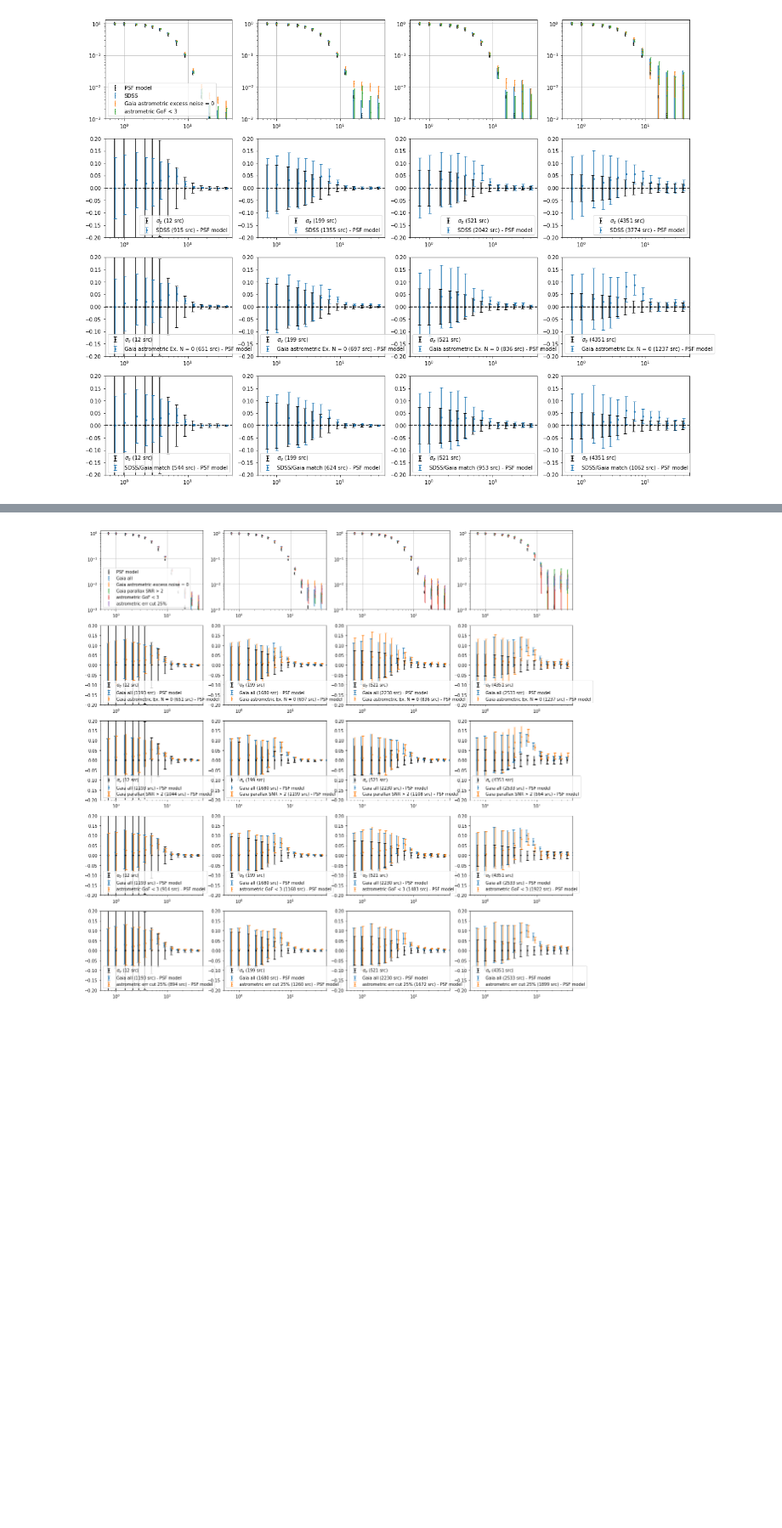
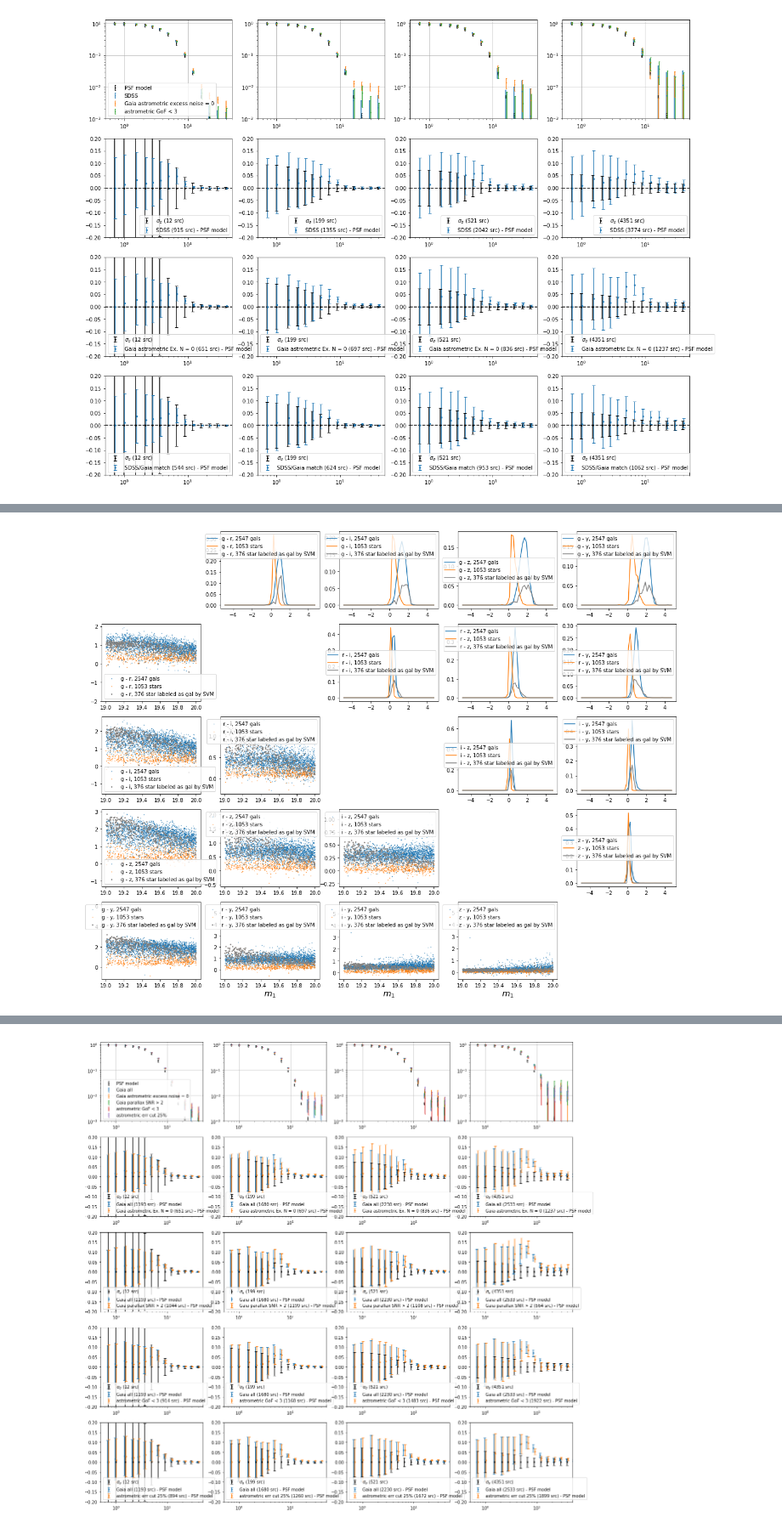
Before and after one commit to yuntingcheng/python_ciber, a Jupyter notebook: stack_modelfit/gaia.ipynb, the cells around one changed output, grey strips where cells are left out. Shown at 85% size. Cells and saved outputs as stored; diff of their text form; code cells hidden in the pictures; blank space fills up the shorter version.

```diff
--- a/stack_modelfit/gaia.ipynb
+++ b/stack_modelfit/gaia.ipynb
@@ -342,0 +247,85 @@ IndexError: positional indexers are out-of-bounds
+# %%
+from stack_ancillary import *
+# from reduction import *
+# data_maps = {1: image_reduction(1), 2: image_reduction(2)}
+
+inst =  1
+filt_order = filt_order_dict[inst]
+ifield = 6
+
+mask_inst1, mask_inst2 = \
+load_processed_images(data_maps, return_names=[(1,ifield,'mask_inst'),
+                                   (2,ifield,'mask_inst')])
+
+for im,(m_min,m_max) in enumerate(zip(magbindict['m_min'],magbindict['m_max'])):
+
+    srcdat = ps_src_select(inst, ifield, m_min, m_max,
+        [mask_inst1, mask_inst2], gaia_match=True, sample_type='all')
+    df = pd.read_csv(mypaths['PScatdat'] + fieldnamedict[ifield] + '.csv')
+
+    idxs_arr = srcdat['idxs_arr']
+    dfs = df.iloc[idxs_arr]
+    sps = np.where((dfs['gMeanPSFMag']>0) & (dfs['rMeanPSFMag']>0)\
+                   & (dfs['iMeanPSFMag']>0) & (dfs['zMeanPSFMag']>0)\
+                   & (dfs['yMeanPSFMag']>0))[0]
+    idxs_arr = idxs_arr[sps]
+    dfs = dfs.iloc[sps]
+
+    idxg_arr = srcdat['idxg_arr']
+    dfg = df.iloc[idxg_arr]
+    spg = np.where((dfg['gMeanPSFMag']>0) & (dfg['rMeanPSFMag']>0)\
+                   & (dfg['iMeanPSFMag']>0) & (dfg['zMeanPSFMag']>0)\
+                   & (dfg['yMeanPSFMag']>0))[0]
+    dfg = dfg.iloc[spg]
+    idxg_arr = idxg_arr[spg]
+
+    srcdat_svm = ps_src_select(inst, ifield, m_min, m_max,
+        [mask_inst1, mask_inst2], gaia_match=True, sample_type='all',filter_star_svm=True)
+    idxs_rej = np.array([i for i in idxs_arr if i not in srcdat_svm['idxs_arr']])
+    dfs_svm = df.iloc[idxs_rej]
+
+    plt.close()
+    fig, ax = plt.subplots(5, 5, figsize = (20,16))
+    for i,c1 in enumerate(['g','r','i','z','y']):
+        for j,c2 in enumerate(['g','r','i','z','y']):
+            if i>=j:
+                ax[i][i].axis('off')
+                continue
+            m_arr = dfg['I_comb'].values
+            c_arr = dfg[c1+'MeanPSFMag'].values - dfg[c2+'MeanPSFMag'].values
+            hbinedges = np.arange(-5,5,0.2)
+            hbins = (hbinedges[1:] + hbinedges[:-1])/2
+            h_arr = np.histogram(c_arr,bins=hbinedges)[0]
+            h_arr = h_arr / np.sum(h_arr)
+            ax[i][j].plot(hbins, h_arr, label='%s - %s, %d gals'%(c1,c2,len(dfg)))
+            ax[j][i].plot(m_arr, c_arr,'.',markersize=1, label='%s - %s, %d gals'%(c1,c2,len(dfg)))
+
+            m_arr = dfs['I_comb'].values
+            c_arr = dfs[c1+'MeanPSFMag'].values - dfs[c2+'MeanPSFMag'].values
+            hbinedges = np.arange(-5,5,0.2)
+            hbins = (hbinedges[1:] + hbinedges[:-1])/2
+            tots = np.sum
+            h_arr = np.histogram(c_arr,bins=hbinedges)[0]
+            h_arr = h_arr / np.sum(h_arr)
+            ax[j][i].plot(m_arr, c_arr,'.',markersize=1, label='%s - %s, %d stars'%(c1,c2,len(dfs)))
+
+            m_arr = dfs_svm['I_comb'].values
+            c_arr = dfs_svm[c1+'MeanPSFMag'].values - dfs_svm[c2+'MeanPSFMag'].values
+            hbinedges = np.arange(-5,5,0.2)
+            hbins = (hbinedges[1:] + hbinedges[:-1])/2
+            hr_arr = np.histogram(c_arr,bins=hbinedges)[0]
+            hr_arr = hr_arr / len(dfs)
+            ax[i][j].plot(hbins, h_arr-hr_arr, label='%s - %s, %d stars'%(c1,c2,len(dfs)))
+            ax[i][j].plot(hbins, hr_arr, 'grey',
+                          label='%s - %s, %d star labeled as gal by SVM'%(c1,c2,len(dfs_svm)))
+            ax[j][i].plot(m_arr, c_arr,'.',c='grey',markersize=3,
+                          label='%s - %s, %d star labeled as gal by SVM'%(c1,c2,len(dfs_svm)))
+
+            ax[i][j].legend()
+            ax[j][i].legend()
+            ax[-1][j].set_xlabel('$m_1$', fontsize=16)
+
+    plt.savefig('/Users/ytcheng/Desktop/PS_gaia_color_%d_%d.png'%(m_min,m_max),
+                dpi = 200, bbox_inches='tight')
+# %% [output]
+[figure, added]
```
Also changed, not shown: parts of 2 cells of this notebook, 2 other files.
